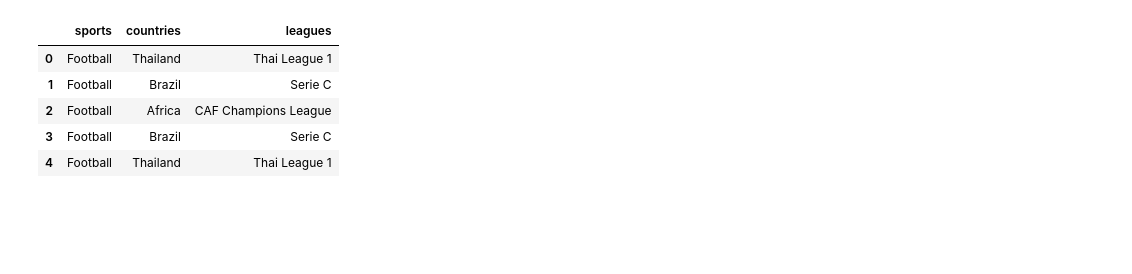
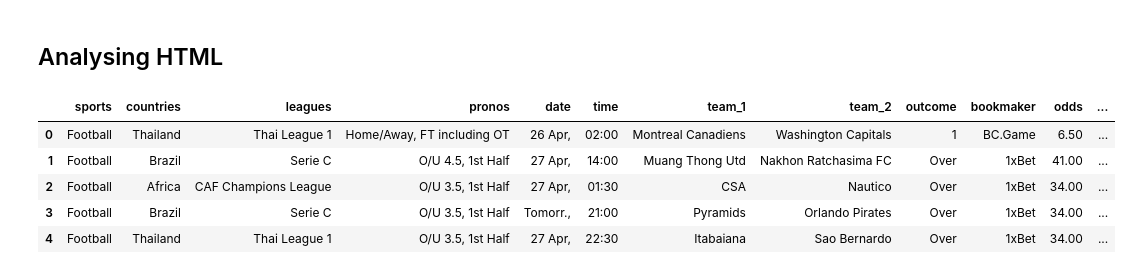
Before and after one commit to AinaRazafinjato/value_bets_scraping, a Jupyter notebook: local_testing/oddsportal_local.ipynb, the cells around one changed output. Cells and saved outputs as stored; diff of their text form; code cells hidden in the pictures; blank space fills up the shorter version.

```diff
--- a/local_testing/oddsportal_local.ipynb
+++ b/local_testing/oddsportal_local.ipynb
@@ -25,25 +14,71 @@ len(valuebets)
+# %% [markdown]
+## Analysing HTML
 # %%
-sports = []
-countries = []
-leagues = []
+# Trouver tous les <div> de class="visible"
+tabs = soup.select_one("div.tabs")
 
+valuebets = concat(tabs.select("div.visible"), tabs.select("div.hidden"))
+
+data = {
+    'sports': [],
+    'countries': [],
+    'leagues': [],
+    'pronos': [],
+    'date': [],
+    'time': [],
+    'team_1': [],
+    'team_2': [],
+    'outcome': [],
+    'bookmaker': [],
+    'odds': [],
+    'value': [],
+    'probability': []
+}
 
 for valuebet in valuebets:
-    # Recuperation de ce qui est sur le head
+    # Récupération de ce qui est sur le head
     header = valuebet.select("a")
 
-    sports.append(header[0].text.strip())
-    countries.append(header[1].text.strip())
-    leagues.append(header[2].text.strip().replace('\n                                                            ', ' '))
+    data['sports'].append(header[0].text.strip())
+    data['countries'].append(header[1].text.strip())
+    data['leagues'].append(' '.join(header[2].text.split()))
 
+# Récupération de tous les div qui contiennent les infos sur les paris
+match_info = tabs.find_all("div", class_="flex min-h-[90px] w-full")
 
-header_df = pd.DataFrame(data=[sports, countries, leagues]).transpose()
-header_df.columns = ['sports', 'countries', 'leagues']
-header_df.head()
+for match in match_info:
+    p_elements = match.select("p")
+    match_data = [p.text.strip() for p in p_elements]
+
+    # Vérifiez que la ligne contient suffisamment d'éléments pour éviter les erreurs
+    if len(match_data) >= 9:
+        data['pronos'].append(match_data[0])
+        data['date'].append(match_data[1])
+        data['time'].append(match_data[2])
+        data['team_1'].append(match_data[3])
+        data['team_2'].append(match_data[4])
+        data['outcome'].append(match_data[5])
+        data['odds'].append(match_data[6])
+        data['value'].append(match_data[7])
+        data['probability'].append(match_data[8])
+
+# Récupération de tous les div qui contiennent les infos sur les bookmakers
+bookmaker_info = tabs.find_all("div", class_="h-[25px] w-[75px]")
+for bookmaker in bookmaker_info:
+    # On cherche une balise <img> qui contient puis la valeur de l'argument [alt] qui contient le nom du bookmaker
+    img = bookmaker.find("img")
+    if img and 'alt' in img.attrs:
+        data['bookmaker'].append(img['alt'])
+    else:
+        data['bookmaker'].append(None)
+
+# Créer un DataFrame pandas à partir des données collectées
+full_df = pd.DataFrame(data)
+full_df.head()
 # %% [output]
-|  | sports | countries | leagues |
-| 0 | Football | Thailand | Thai League 1 |
-| 1 | Football | Brazil | Serie C |
-| 2 | Football | Africa | CAF Champions League |
-| 3 | Football | Brazil | Serie C |
-| 4 | Football | Thailand | Thai League 1 |
+|  | sports | countries | leagues | pronos | date | time | team_1 | team_2 | outcome | bookmaker | odds | ... |
+| 0 | Football | Thailand | Thai League 1 | Home/Away, FT including OT | 26 Apr, | 02:00 | Montreal Canadiens | Washington Capitals | 1 | BC.Game | 6.50 | ... |
+| 1 | Football | Brazil | Serie C | O/U 4.5, 1st Half | 27 Apr, | 14:00 | Muang Thong Utd | Nakhon Ratchasima FC | Over | 1xBet | 41.00 | ... |
+| 2 | Football | Africa | CAF Champions League | O/U 3.5, 1st Half | 27 Apr, | 01:30 | CSA | Nautico | Over | 1xBet | 34.00 | ... |
+| 3 | Football | Brazil | Serie C | O/U 3.5, 1st Half | Tomorr., | 21:00 | Pyramids | Orlando Pirates | Over | 1xBet | 34.00 | ... |
+| 4 | Football | Thailand | Thai League 1 | O/U 3.5, 1st Half | 27 Apr, | 22:30 | Itabaiana | Sao Bernardo | Over | 1xBet | 34.00 | ... |
```
Also changed, not shown: parts of 8 cells of this notebook, 7 other files.
